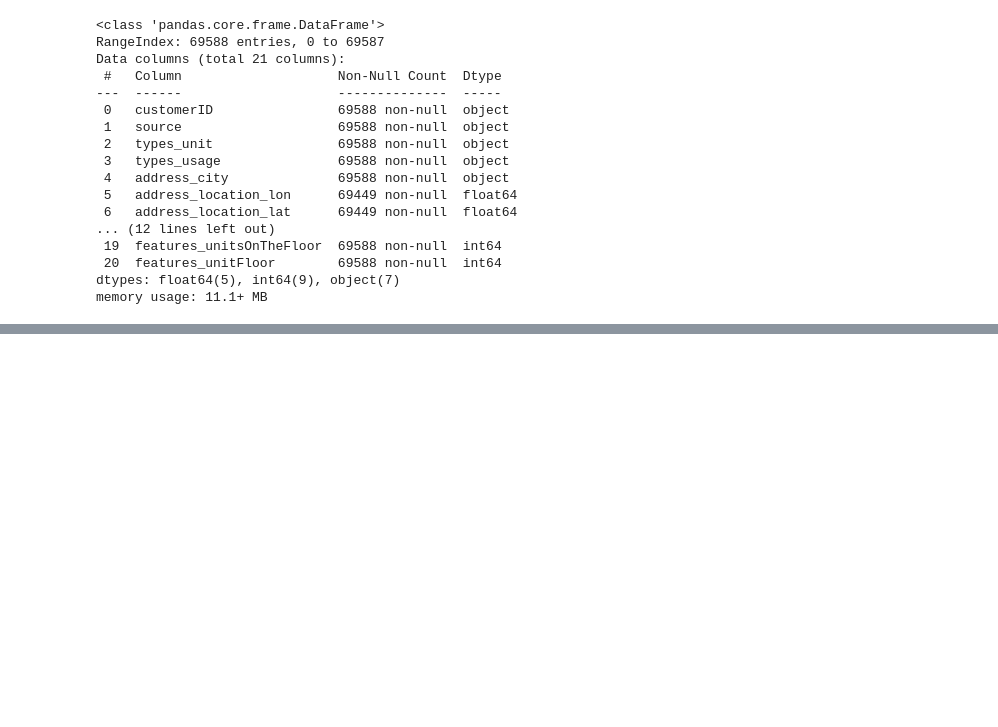
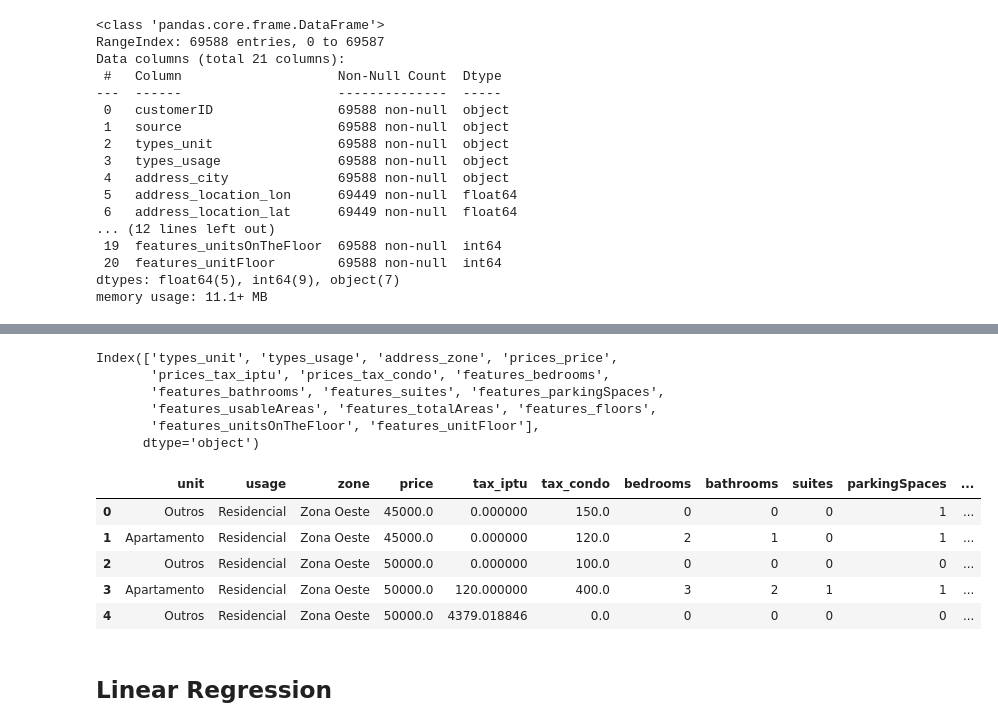
Before and after one commit to MpRonald/Machine-Learning, a Jupyter notebook: Regression_SKLearn.ipynb, the cells around one changed output, grey strips where cells are left out. Saved outputs shown, nothing was run; the diff lists cells and outputs as text; code cells hidden in the pictures; blank space fills up the shorter version.

```diff
--- a/Regression_SKLearn.ipynb
+++ b/Regression_SKLearn.ipynb
@@ -194,0 +251,5 @@ SyntaxError: invalid syntax (3578720391.py, line 1)
+# %%
+mean_tax_condo = data_houses.prices_tax_condo.mean()
+median_tax_condo = data_houses.prices_tax_condo.median()
+mode_tax_condo = data_houses.prices_tax_condo.mode()
+mean_tax_condo, median_tax_condo, mode_tax_condo
@@ -194,0 +277,4 @@ SyntaxError: invalid syntax (3578720391.py, line 1)
+# %%
+# apply variables
+data_houses.prices_tax_iptu.fillna(mean_tax_iptu, inplace=True)
+data_houses.prices_tax_condo.fillna(mean_tax_condo, inplace=True)
@@ -194,0 +298,29 @@ SyntaxError: invalid syntax (3578720391.py, line 1)
+# %%
+data_houses = data_houses[['types_unit', 'types_usage',  'address_zone', 'prices_price', 'prices_tax_iptu',
+       'prices_tax_condo', 'features_bedrooms', 'features_bathrooms', 'features_suites', 'features_parkingSpaces',
+       'features_usableAreas', 'features_totalAreas', 'features_floors', 'features_unitsOnTheFloor',
+       'features_unitFloor']]
+# %%
+data_houses.columns
+# %% [output]
+Index(['types_unit', 'types_usage', 'address_zone', 'prices_price',
+       'prices_tax_iptu', 'prices_tax_condo', 'features_bedrooms',
+       'features_bathrooms', 'features_suites', 'features_parkingSpaces',
+       'features_usableAreas', 'features_totalAreas', 'features_floors',
+       'features_unitsOnTheFloor', 'features_unitFloor'],
+      dtype='object')
+# %%
+data_houses.columns = [['unit', 'usage', 'zone', 'price', 'tax_iptu', 'tax_condo', 'bedrooms',
+                           'bathrooms', 'suites', 'parkingSpaces', 'usableAreas', 'totalAreas',
+                           'floors', 'unitsOnTheFloor', 'unitFloor']]
+# %%
+data_houses.head()
+# %% [output]
+|  | unit | usage | zone | price | tax_iptu | tax_condo | bedrooms | bathrooms | suites | parkingSpaces | ... |
+| 0 | Outros | Residencial | Zona Oeste | 45000.0 | 0.000000 | 150.0 | 0 | 0 | 0 | 1 | ... |
+| 1 | Apartamento | Residencial | Zona Oeste | 45000.0 | 0.000000 | 120.0 | 2 | 1 | 0 | 1 | ... |
+| 2 | Outros | Residencial | Zona Oeste | 50000.0 | 0.000000 | 100.0 | 0 | 0 | 0 | 0 | ... |
+| 3 | Apartamento | Residencial | Zona Oeste | 50000.0 | 120.000000 | 400.0 | 3 | 2 | 1 | 1 | ... |
+| 4 | Outros | Residencial | Zona Oeste | 50000.0 | 4379.018846 | 0.0 | 0 | 0 | 0 | 0 | ... |
+# %% [markdown]
+## Linear Regression
```
Also changed, not shown: parts of 25 cells of this notebook.
